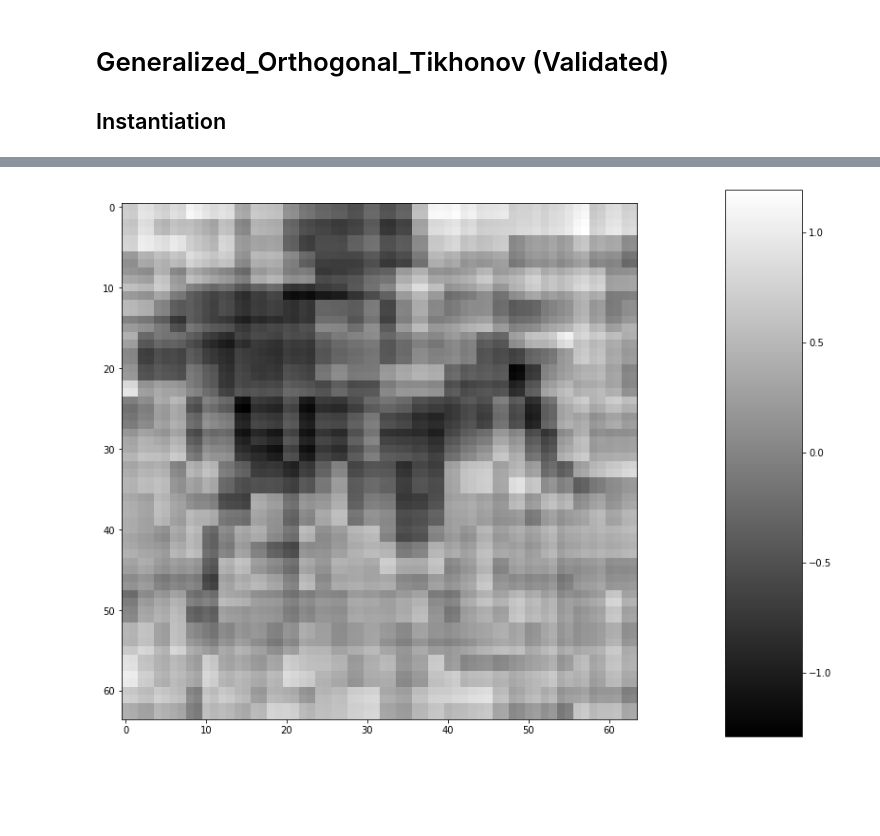
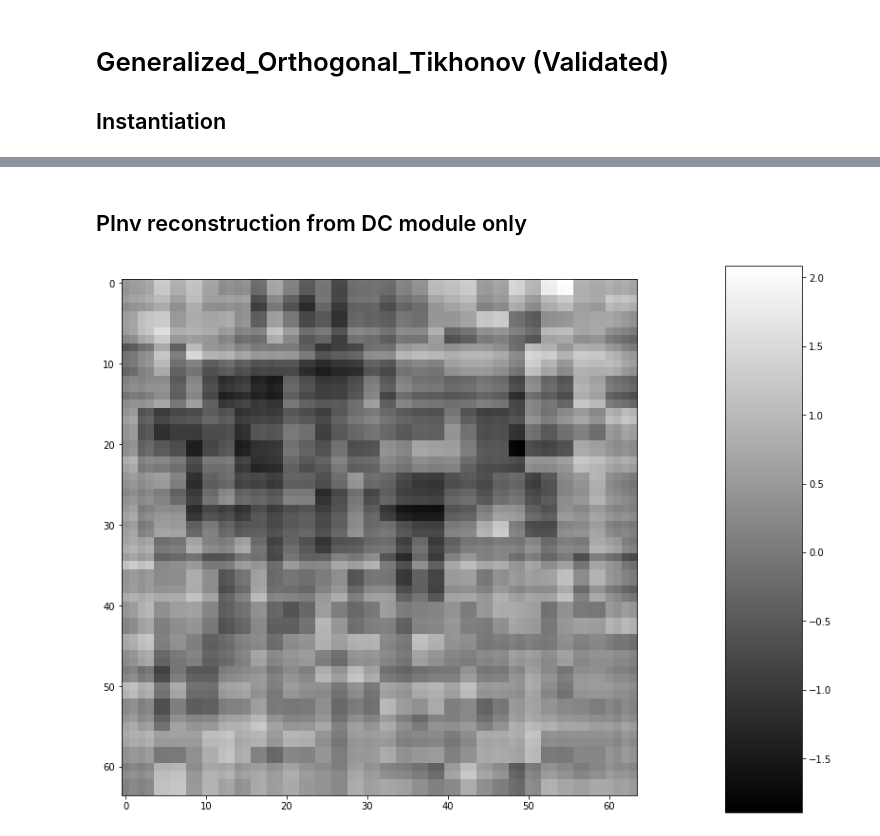
Before and after one commit to openspyrit/spyrit-examples, a Jupyter notebook: Debug_version_2/generalised_orthogonal_debug.ipynb, the cells around one changed output, grey strips where cells are left out. Drawn from its saved outputs; the diff is of its cells as text; code cells hidden in the pictures; blank space fills up the shorter version.

```diff
--- a/Debug_version_2/generalised_orthogonal_debug.ipynb
+++ b/Debug_version_2/generalised_orthogonal_debug.ipynb
@@ -14,8 +14,7 @@ from spyrit.learning.model_Had_DCAN import *
 # %%
 img_size = 64 # image size
 M = 512
-# M = 1024 # number of measurements
-N0 = 10    # Image intensity (in photons)
+N0 = 2    # Image intensity (in photons)
 bs = 5 # Batch size
 
 #- Model and data paths
@@ -128,6 +68,16 @@ tensor([898.0248, 889.6942, 896.8278, 898.3438, 893.0862, 889.9473, 877.3438,
 # Generalized_Orthogonal_Tikhonov (Validated)
 ## Instantiation
 # %%
-FO_split_had = Split_Forward_operator_ft_had(Pmat, Perm)
+from spyrit.restructured.Updated_Had_Dcan import *
+
+# pseudo-inverse-net
+Pinv = Pinv_orthogonal()
+
+# mmse-net
+FO_split = Split_Forward_operator_ft_had(Pmat, Perm)
+A_b = Bruit_Poisson_approx_Gauss(N0, FO_split)
+SPP = Split_diag_poisson_preprocess(N0, M, w*h)
+
 P = Generalized_Orthogonal_Tikhonov(sigma_prior = Cov_perm, M = M, N = h*w)
-Pinv = Pinv_orthogonal()
+Denoi = ConvNet()
+MmmseNet = DC_Net(A_b, SPP, P, Denoi)
@@ -143,0 +111,6 @@ imagesc(np.reshape(img,(h,w)))
+# %%
+x_est_model = MmmseNet.reconstruct_mmse(m.view(5,1,-1))
+plt.rcParams['figure.figsize'] = [15, 10]
+img = x_est_model[0,:]
+img = img.detach().numpy();
+imagesc(np.reshape(img,(h,w)))
@@ -144,11 +119,13 @@ imagesc(np.reshape(img,(h,w)))
+# %% [markdown]
+## PInv reconstruction from DC module only
 # %%
-x_est = Pinv(y, FO_split_had)
+x_est = Pinv(y, FO_split)
 plt.rcParams['figure.figsize'] = [15, 10]
 img = x_est[0,:]
 img = img.detach().numpy();
 imagesc(np.reshape(img,(h,w)))
 # %% [output]
-[figure, old version]
+[figure, new version]
 # %%
 N0_list = [2, 5, 10, 50, 2500];
 outlist = [];
```
Also changed, not shown: parts of 28 cells of this notebook, 1 other file.
